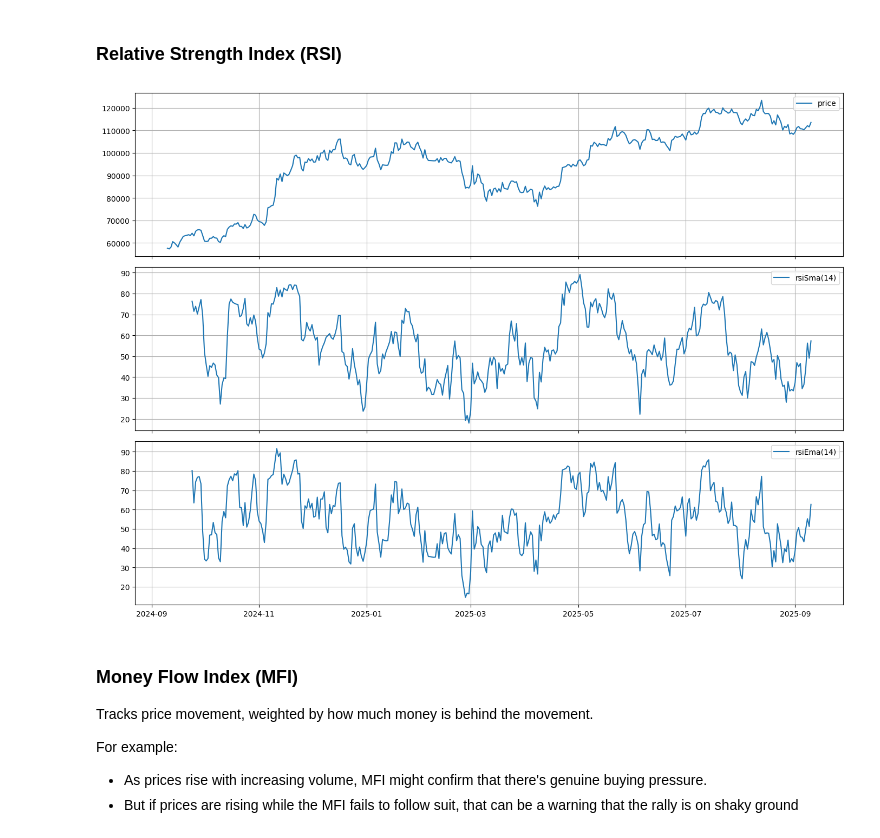
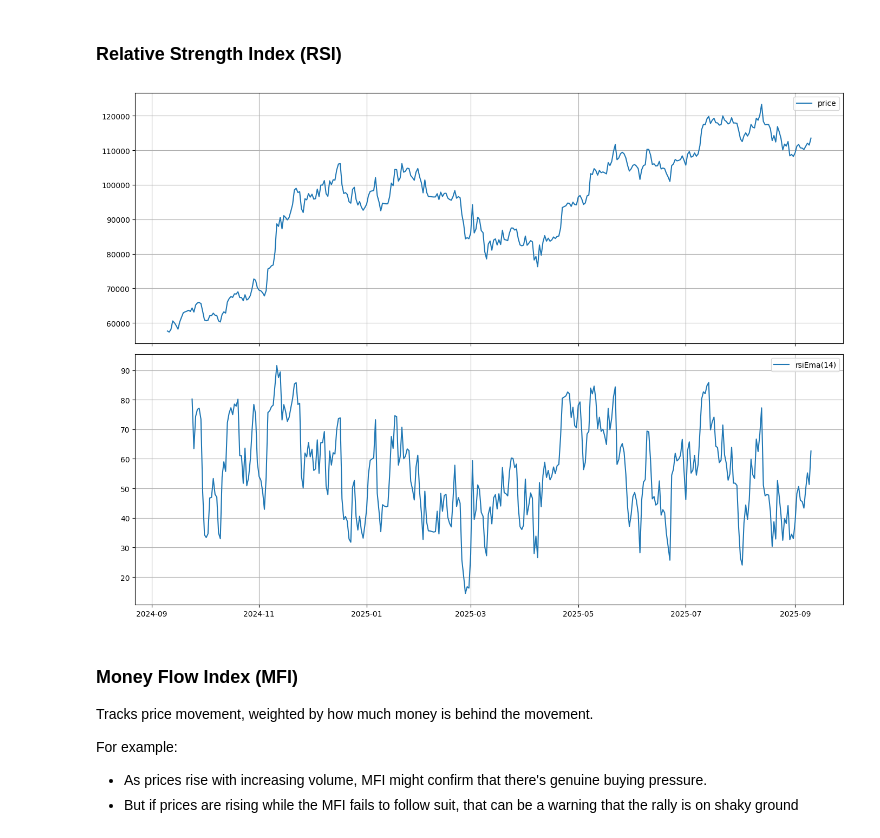
Before and after one commit to pyt3r/springboard-package, a Jupyter notebook: capstone/1_Features_and_Target.ipynb, the cells around one changed output. Drawn from its saved outputs; the diff is of its cells as text; code cells hidden in the pictures.

```diff
--- a/capstone/1_Features_and_Target.ipynb
+++ b/capstone/1_Features_and_Target.ipynb
@@ -343,36 +343,31 @@ price = ohlc['Close']
 window = 14
 
 Rsi = pd.DataFrame({
-    f'rsiSma({window})' : rsiSma(price, window),
     f'rsiEma({window})' : rsiEma(price, window),
 })
 # %%
 DF = pd.DataFrame({ 'price': price })
 DF = pd.concat([ DF, Rsi ], axis=1 )
 
-fig, (ax1, ax2, ax3) = plt.subplots(3, 1, figsize=(14, 10), sharex=True)
+fig, (ax1, ax2) = plt.subplots(2, 1, figsize=(14, 10), sharex=True)
 
 top    = [ c for c in DF.columns if c.startswith('price') ]
-middle = [ c for c in DF.columns if c.startswith('rsiSma') ]
 bottom = [ c for c in DF.columns if c.startswith('rsiEma') ]
 
 for c in top:
   ax1.plot( DF[c], label=c )
 
-for c in middle:
+for c in bottom:
   ax2.plot( DF[c], label=c )
 
-for c in bottom:
-  ax3.plot( DF[c], label=c )
-
-for ax in [ax1, ax2, ax3]:
+for ax in [ax1, ax2]:
   ax.legend()
   ax.grid(True)
 
 plt.tight_layout()
 plt.show()
 # %% [output]
-[figure, old version]
+[figure, new version]
 # %% [markdown]
 ### Money Flow Index (MFI)
 
```
Also changed, not shown: parts of 19 cells of this notebook.
